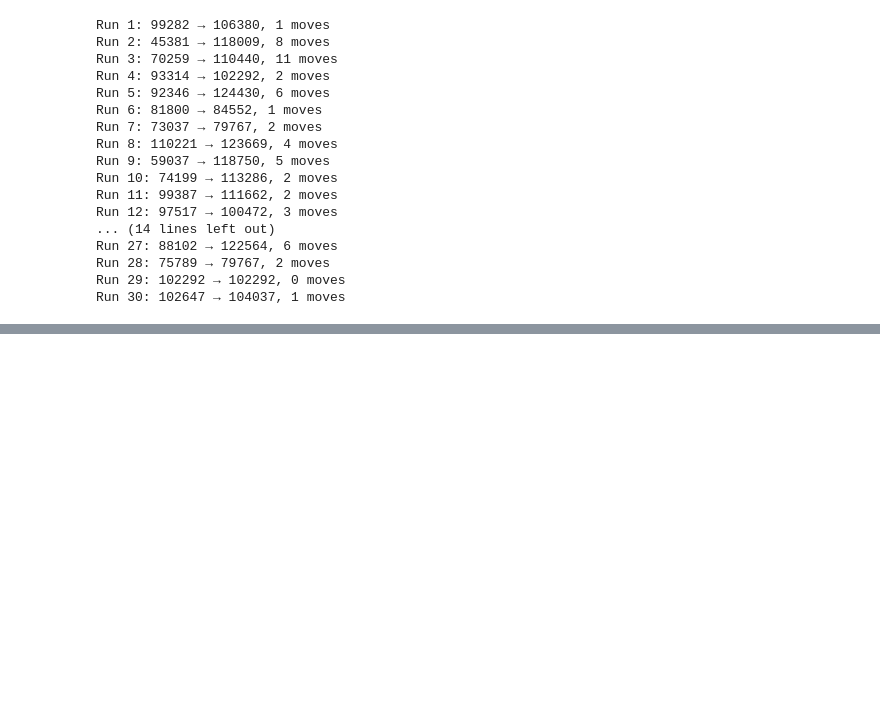
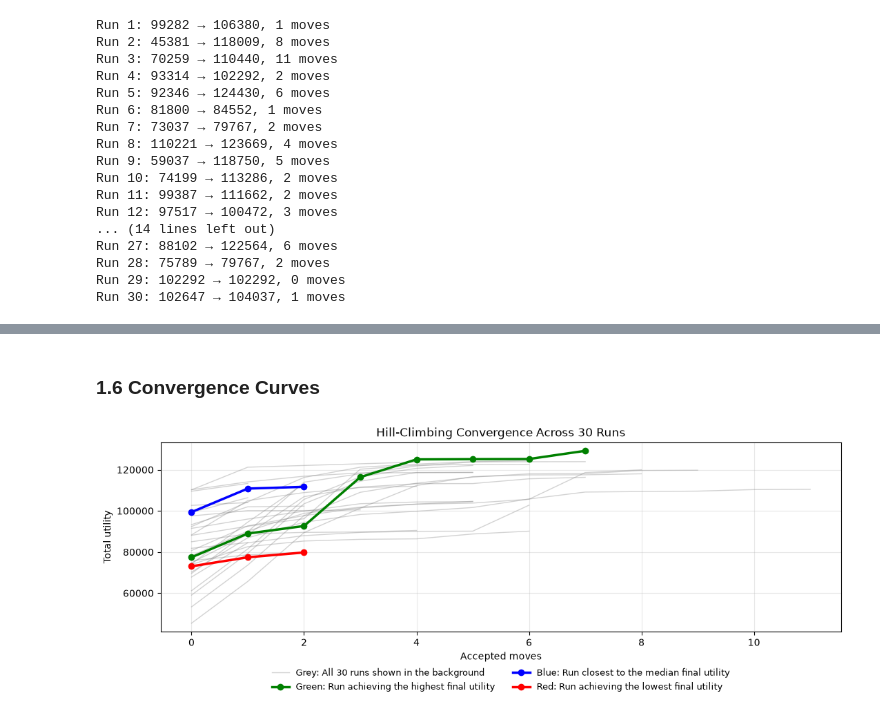
Before and after one commit to CuongMe/CSCU9YE-Artificial-Intelligence-30065980, a Jupyter notebook: 30065980_CSCU9YE_Assignment.ipynb, the cells around one changed output, grey strips where cells are left out. Saved outputs shown, nothing was run; the diff lists cells and outputs as text; code cells hidden in the pictures; blank space fills up the shorter version.

```diff
--- a/30065980_CSCU9YE_Assignment.ipynb
+++ b/30065980_CSCU9YE_Assignment.ipynb
@@ -528,0 +502,29 @@ Final utility varied across the 30 runs, although each used the same hill-climbi
+# %% [markdown]
+### 1.6 Convergence Curves
+# %%
+finals = np.array([run["final_utility"] for run in hill_climb_runs])
+best = int(np.argmax(finals))
+worst = int(np.argmin(finals))
+median = int(np.argmin(np.abs(finals - np.median(finals))))
+
+fig, ax = plt.subplots(figsize=(11, 5.5))
+
+for run_index, run in enumerate(hill_climb_runs):
+    history = run["utility_history"]
+    label = "Grey: All 30 runs shown in the background" if run_index == 0 else "_nolegend_"
+    ax.plot(range(len(history)), history, color="grey", alpha=0.35, linewidth=1, label=label)
+
+highlights = [(best, "Green: Run achieving the highest final utility", "green"), (median, "Blue: Run closest to the median final utility", "blue"), (worst, "Red: Run achieving the lowest final utility", "red"),]
+for index, label, color in highlights:
+    history = hill_climb_runs[index]["utility_history"]
+    ax.plot(range(len(history)), history, marker="o", color=color,linewidth=2.5, label=label, zorder=3)
+
+ax.set_xlabel("Accepted moves")
+ax.set_ylabel("Total utility")
+ax.set_title("Hill-Climbing Convergence Across 30 Runs")
+ax.grid(alpha=0.3)
+ax.legend(loc="upper center", bbox_to_anchor=(0.5, -0.15), ncol=2, frameon=False, fontsize=9)
+fig.tight_layout(rect=(0, 0.20, 1, 1))
+plt.show()
+# %% [output]
+[figure, added]
```
Also changed, not shown: parts of 29 cells of this notebook, 1 other file.
